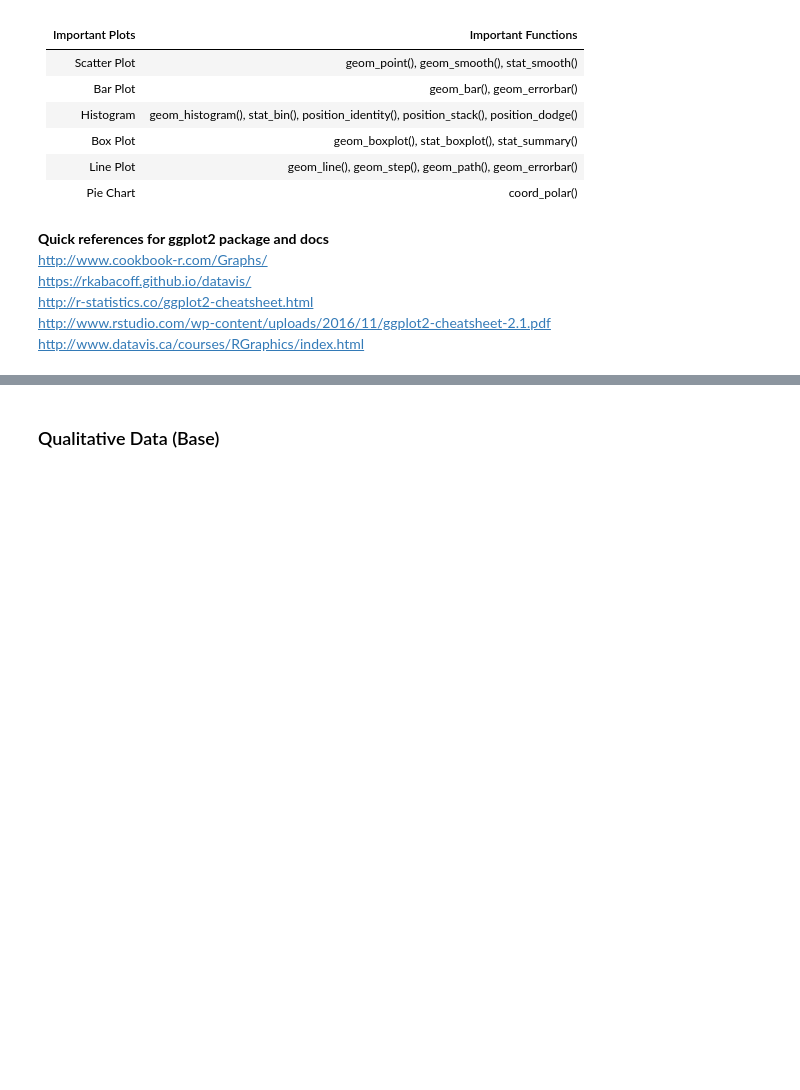
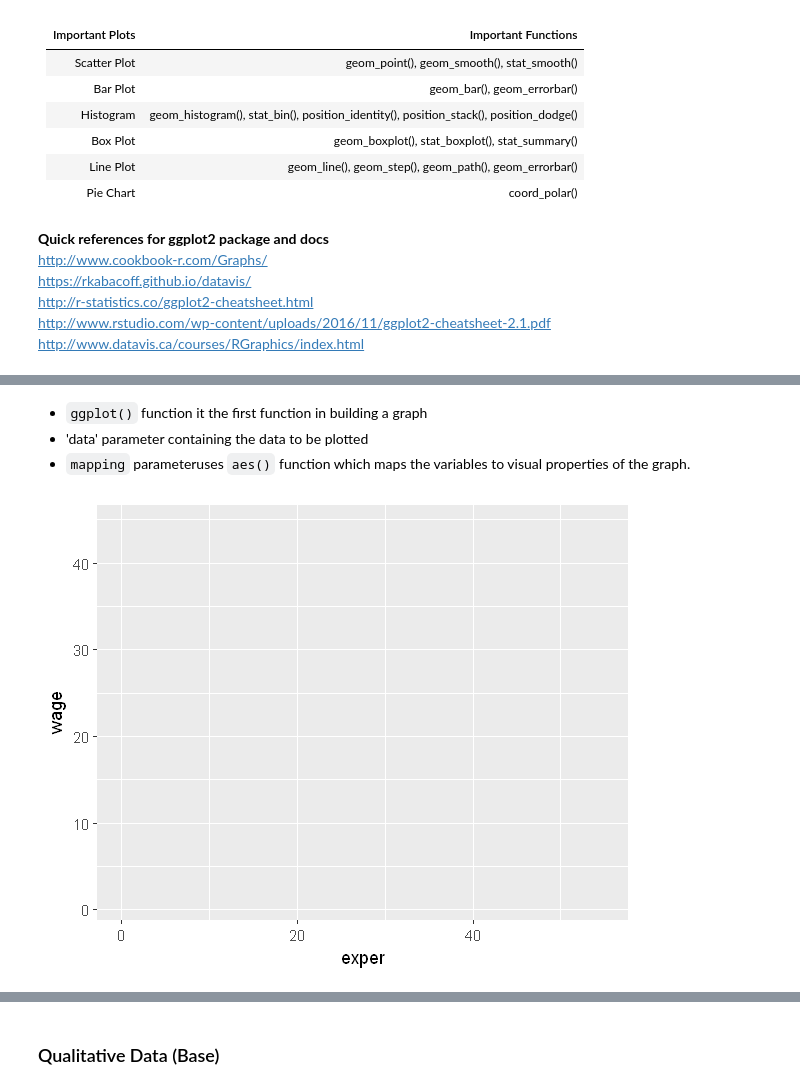
Before and after one commit to sumendar/AppliedStatsDSAIMLwithR-apr18, a Jupyter notebook: 06-DescriptiveStatisticsExploratoryDataAnalysisAndVisualizations/slides2.ipynb, the cells around one changed output, grey strips where cells are left out. Cells and saved outputs as stored; diff of their text form; code cells hidden in the pictures; blank space fills up the shorter version.

```diff
--- a/06-DescriptiveStatisticsExploratoryDataAnalysisAndVisualizations/slides2.ipynb
+++ b/06-DescriptiveStatisticsExploratoryDataAnalysisAndVisualizations/slides2.ipynb
@@ -236,0 +254,11 @@ http://www.datavis.ca/courses/RGraphics/index.html
+# %% [markdown]
+* `ggplot()` function it the first function in building a graph
+* 'data' parameter containing the data to be plotted
+* `mapping` parameteruses `aes()` function which maps the variables to visual properties of the graph.
+# %%
+# specify dataset and mapping
+library(ggplot2)
+ggplot(data = CPS85,
+       mapping = aes(x = exper, y = wage))
+# %% [output]
+[figure, added]
```
Also changed, not shown: parts of 26 cells of this notebook, 3 other files.
